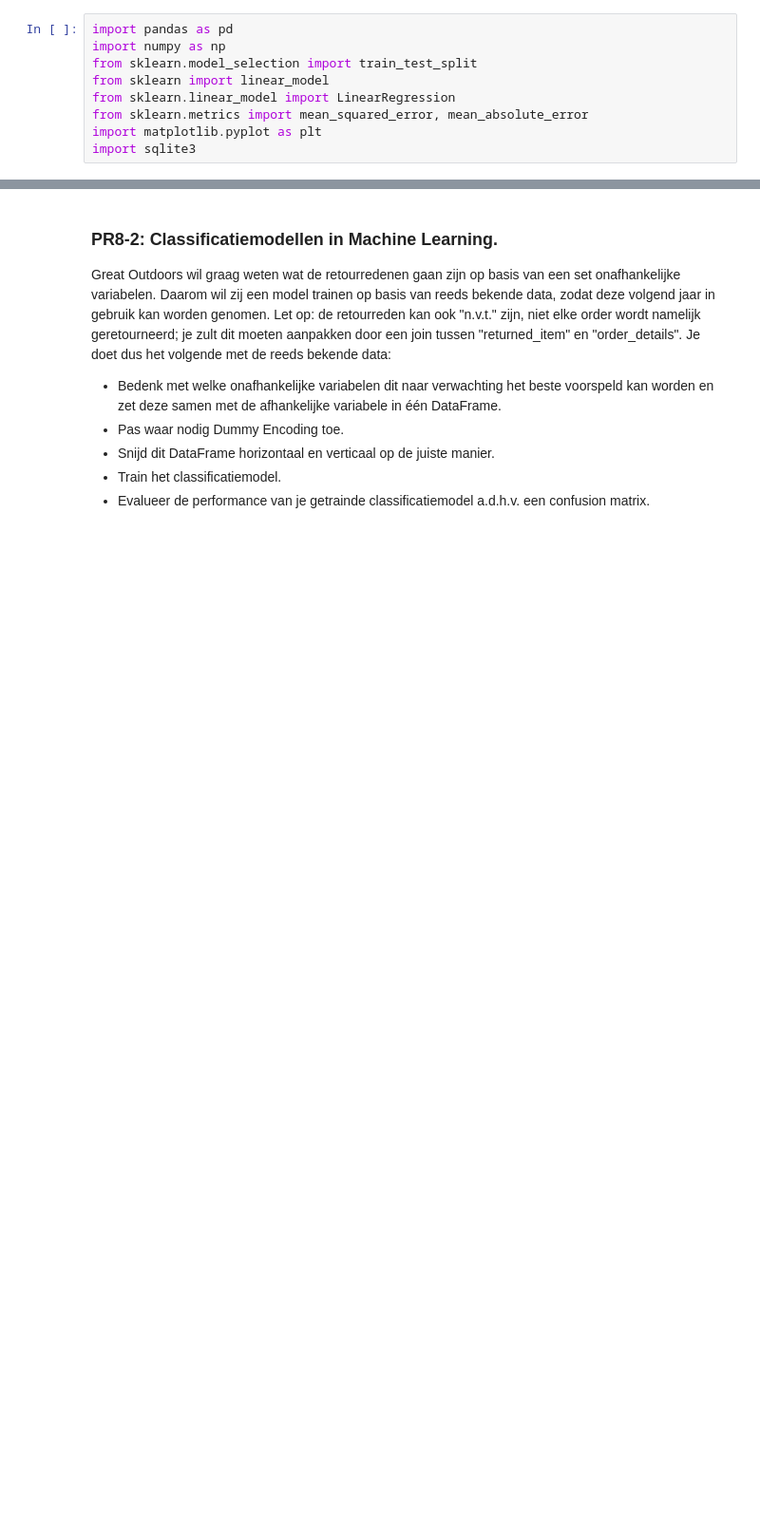
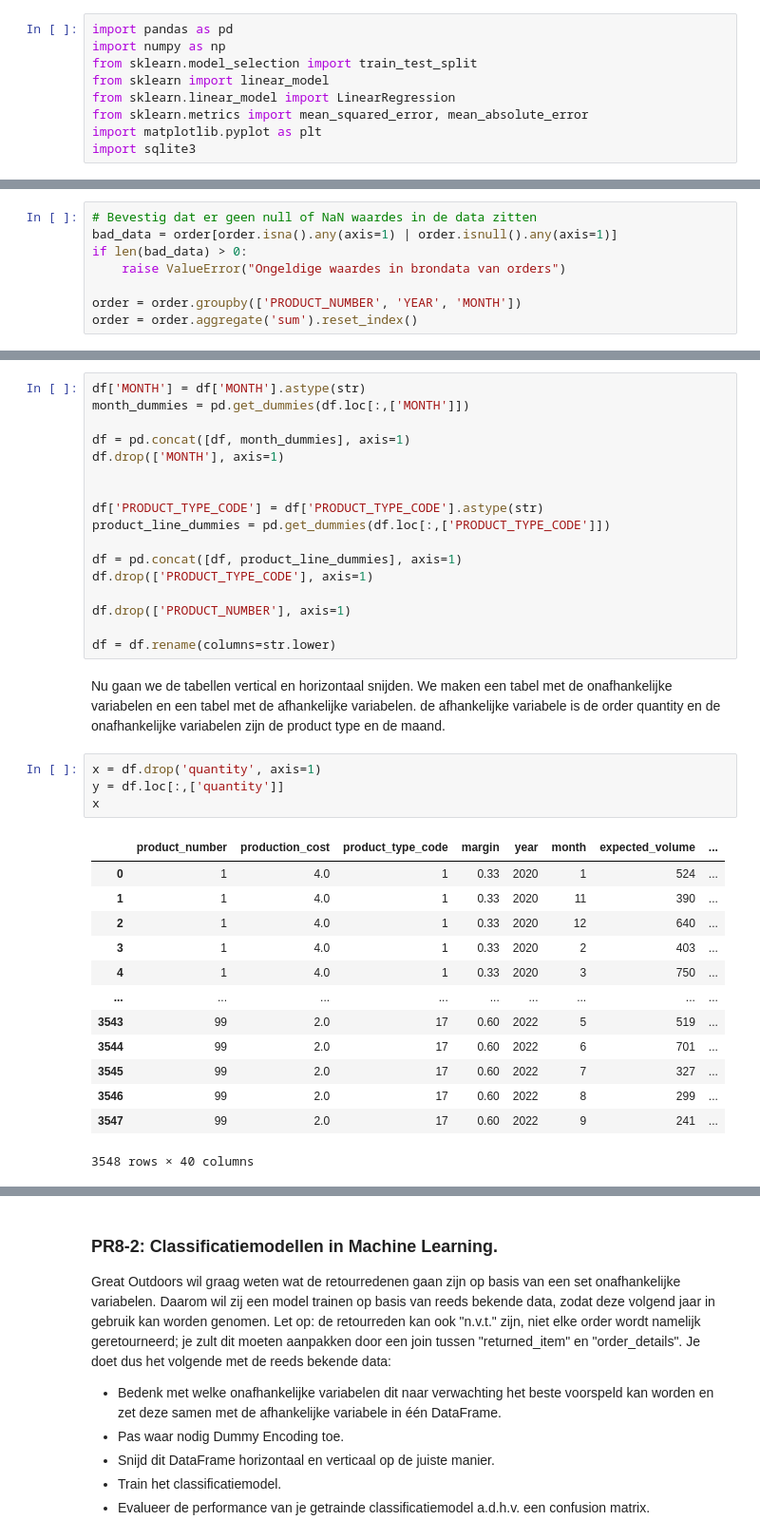
Before and after one commit to Peter-The-Great/DEDS_Portfolio_Week-8, a Jupyter notebook: regressionmodel.ipynb, the cells around one changed output, grey strips where cells are left out. Shown at 95% size. Saved outputs shown, nothing was run; the diff lists cells and outputs as text; blank space fills up the shorter version.

```diff
--- a/regressionmodel.ipynb
+++ b/regressionmodel.ipynb
@@ -75,0 +78,8 @@ test_pred = model.predict(X_test)
+# %%
+# Bevestig dat er geen null of NaN waardes in de data zitten
+bad_data = order[order.isna().any(axis=1) | order.isnull().any(axis=1)]
+if len(bad_data) > 0:
+    raise ValueError("Ongeldige waardes in brondata van orders")
+
+order = order.groupby(['PRODUCT_NUMBER', 'YEAR', 'MONTH'])
+order = order.aggregate('sum').reset_index()
@@ -75,0 +145,37 @@ test_pred = model.predict(X_test)
+# %%
+df['MONTH'] = df['MONTH'].astype(str)
+month_dummies = pd.get_dummies(df.loc[:,['MONTH']])
+
+df = pd.concat([df, month_dummies], axis=1)
+df.drop(['MONTH'], axis=1)
+
+
+df['PRODUCT_TYPE_CODE'] = df['PRODUCT_TYPE_CODE'].astype(str)
+product_line_dummies = pd.get_dummies(df.loc[:,['PRODUCT_TYPE_CODE']])
+
+df = pd.concat([df, product_line_dummies], axis=1)
+df.drop(['PRODUCT_TYPE_CODE'], axis=1)
+
+df.drop(['PRODUCT_NUMBER'], axis=1)
+
+df = df.rename(columns=str.lower)
+# %% [markdown]
+Nu gaan we de tabellen vertical en horizontaal snijden. We maken een tabel met de onafhankelijke variabelen en een tabel met de afhankelijke variabelen. de afhankelijke variabele is de order quantity en de onafhankelijke variabelen zijn de product type en de maand.
+# %%
+x = df.drop('quantity', axis=1)
+y = df.loc[:,['quantity']]
+x
+# %% [output]
+|  | product_number | production_cost | product_type_code | margin | year | month | expected_volume | ... |
+| 0 | 1 | 4.0 | 1 | 0.33 | 2020 | 1 | 524 | ... |
+| 1 | 1 | 4.0 | 1 | 0.33 | 2020 | 11 | 390 | ... |
+| 2 | 1 | 4.0 | 1 | 0.33 | 2020 | 12 | 640 | ... |
+| 3 | 1 | 4.0 | 1 | 0.33 | 2020 | 2 | 403 | ... |
+| 4 | 1 | 4.0 | 1 | 0.33 | 2020 | 3 | 750 | ... |
+| ... | ... | ... | ... | ... | ... | ... | ... | ... |
+| 3543 | 99 | 2.0 | 17 | 0.60 | 2022 | 5 | 519 | ... |
+| 3544 | 99 | 2.0 | 17 | 0.60 | 2022 | 6 | 701 | ... |
+| 3545 | 99 | 2.0 | 17 | 0.60 | 2022 | 7 | 327 | ... |
+| 3546 | 99 | 2.0 | 17 | 0.60 | 2022 | 8 | 299 | ... |
+| 3547 | 99 | 2.0 | 17 | 0.60 | 2022 | 9 | 241 | ... |
+3548 rows × 40 columns
```
Also changed, not shown: parts of 31 cells of this notebook, 3 other files.
